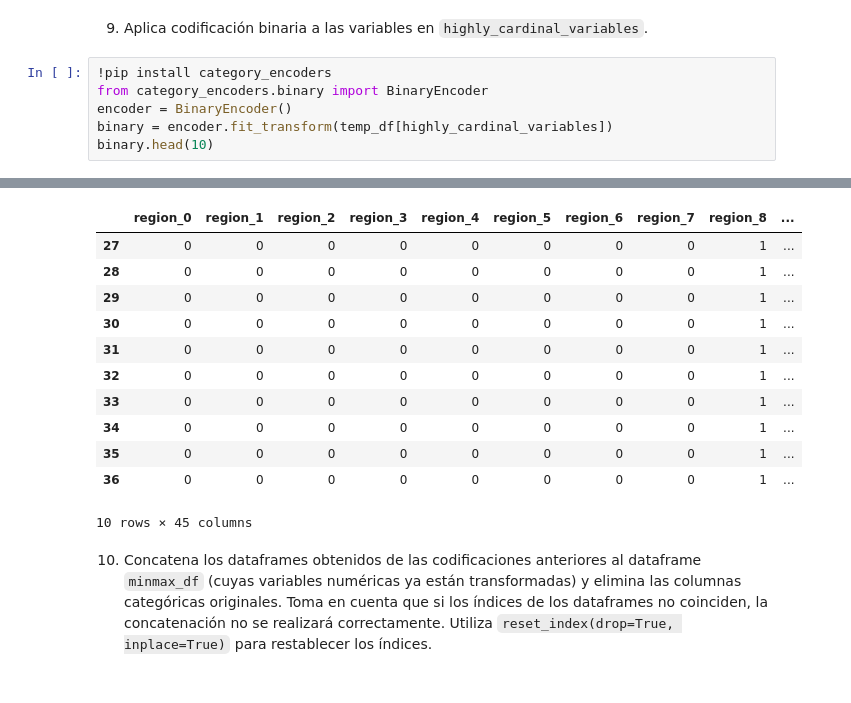
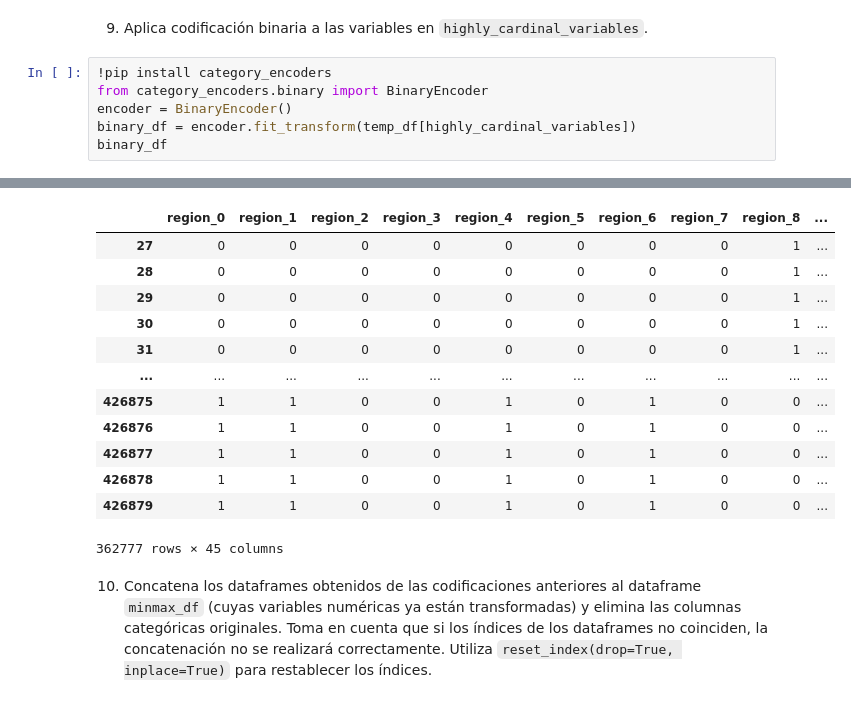
Before and after one commit to CastilloGabriela/Hands-On-Data-Preprocessing-in-Python, a Jupyter notebook: Actividad6FE.ipynb, the cells around one changed output, grey strips where cells are left out. Saved outputs shown, nothing was run; the diff lists cells and outputs as text.

```diff
--- a/Actividad6FE.ipynb
+++ b/Actividad6FE.ipynb
@@ -511,7 +511,7 @@ one_hot_df
 !pip install category_encoders
 from category_encoders.binary import BinaryEncoder
 encoder = BinaryEncoder()
-binary = encoder.fit_transform(temp_df[highly_cardinal_variables])
-binary.head(10)
+binary_df = encoder.fit_transform(temp_df[highly_cardinal_variables])
+binary_df
 # %% [output]
 Looking in indexes: https://pypi.org/simple, https://us-python.pkg.dev/colab-wheels/public/simple/
@@ -533,15 +530,16 @@ Successfully installed category_encoders-2.6.0
 |  | region_0 | region_1 | region_2 | region_3 | region_4 | region_5 | region_6 | region_7 | region_8 | ... |
 | 27 | 0 | 0 | 0 | 0 | 0 | 0 | 0 | 0 | 1 | ... |
 | 28 | 0 | 0 | 0 | 0 | 0 | 0 | 0 | 0 | 1 | ... |
 | 29 | 0 | 0 | 0 | 0 | 0 | 0 | 0 | 0 | 1 | ... |
 | 30 | 0 | 0 | 0 | 0 | 0 | 0 | 0 | 0 | 1 | ... |
 | 31 | 0 | 0 | 0 | 0 | 0 | 0 | 0 | 0 | 1 | ... |
-| 32 | 0 | 0 | 0 | 0 | 0 | 0 | 0 | 0 | 1 | ... |
-| 33 | 0 | 0 | 0 | 0 | 0 | 0 | 0 | 0 | 1 | ... |
-| 34 | 0 | 0 | 0 | 0 | 0 | 0 | 0 | 0 | 1 | ... |
-| 35 | 0 | 0 | 0 | 0 | 0 | 0 | 0 | 0 | 1 | ... |
-| 36 | 0 | 0 | 0 | 0 | 0 | 0 | 0 | 0 | 1 | ... |
+| ... | ... | ... | ... | ... | ... | ... | ... | ... | ... | ... |
+| 426875 | 1 | 1 | 0 | 0 | 1 | 0 | 1 | 0 | 0 | ... |
+| 426876 | 1 | 1 | 0 | 0 | 1 | 0 | 1 | 0 | 0 | ... |
+| 426877 | 1 | 1 | 0 | 0 | 1 | 0 | 1 | 0 | 0 | ... |
+| 426878 | 1 | 1 | 0 | 0 | 1 | 0 | 1 | 0 | 0 | ... |
+| 426879 | 1 | 1 | 0 | 0 | 1 | 0 | 1 | 0 | 0 | ... |
-10 rows × 45 columns
+362777 rows × 45 columns
 # %% [markdown]
 10. Concatena los dataframes obtenidos de las codificaciones anteriores al dataframe `minmax_df` (cuyas variables numéricas ya están transformadas) y elimina las columnas categóricas originales. Toma en cuenta que si los índices de los dataframes no coinciden, la concatenación no se realizará correctamente. Utiliza `reset_index(drop=True, inplace=True)` para restablecer los índices.
 # %%
```
Also changed, not shown: parts of 4 cells of this notebook.
